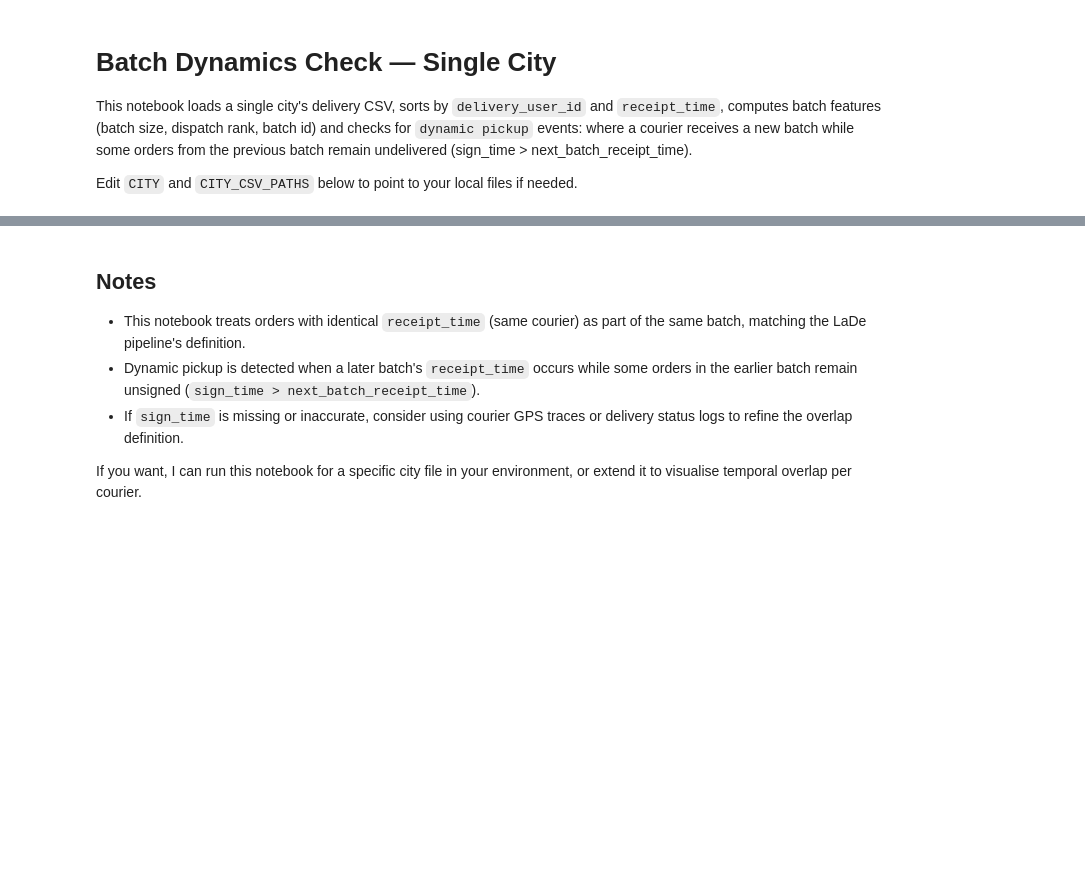
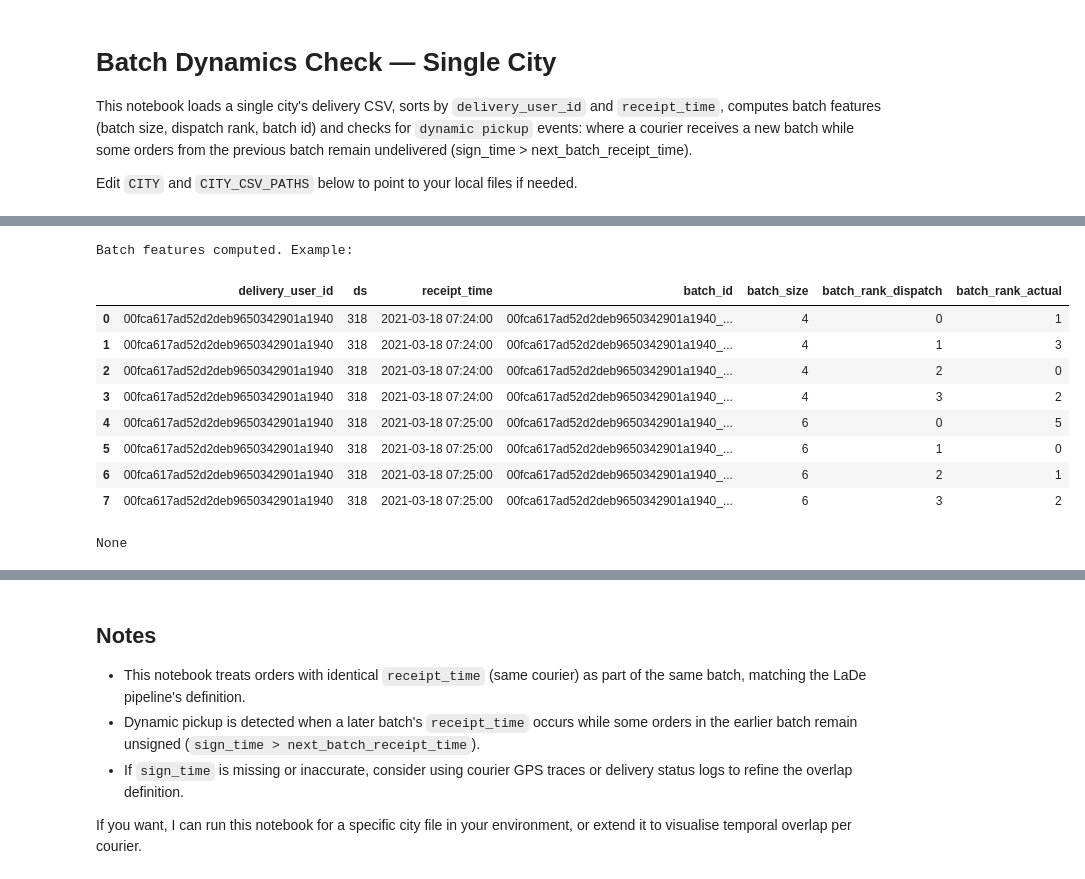
Before and after one commit to aymuos/endgame, a Jupyter notebook: check_batch_dynamic.ipynb, the cells around one changed output, grey strips where cells are left out. Drawn from its saved outputs; the diff is of its cells as text; code cells hidden in the pictures; blank space fills up the shorter version.

```diff
--- a/check_batch_dynamic.ipynb
+++ b/check_batch_dynamic.ipynb
@@ -70,27 +85,39 @@ df.head(3)
 # %%
 # Compute batch features: batch_size, batch_id, batch_rank_dispatch
 # Definition: orders sharing (delivery_user_id, ds, receipt_time) are a batch — include ds to separate days
 group_cols = ['delivery_user_id', 'ds', 'receipt_time']
 if 'order_id' in df.columns:
     df['batch_size'] = df.groupby(group_cols)['order_id'].transform('count')
 else:
     df['batch_size'] = df.groupby(group_cols).transform('size')
 # batch_id: courier__ds__epoch(receipt_time) — ds ensures uniqueness when receipt_time lacks a date
 df['batch_id'] = df['delivery_user_id'] + '__' + df['ds'].astype(str) + '__' + df['receipt_time'].astype('int64').floordiv(10**9).astype(str)
 # dispatch rank: deterministic order within the simultaneous push — use order_id if available else row order
 if 'order_id' in df.columns:
     df['batch_rank_dispatch'] = df.groupby(group_cols)['order_id'].cumcount()
 else:
     df['batch_rank_dispatch'] = df.groupby(group_cols).cumcount()
 
 # actual rank by sign_time (post-hoc), stored only for diagnostics if sign_time exists
 if 'sign_time' in df.columns:
     df['batch_rank_actual'] = df.groupby(group_cols)['sign_time'].rank(method='first').astype('Int64') - 1
 else:
     df['batch_rank_actual'] = pd.NA
 
-print('Batch features computed. Example:'
-display(df[['delivery_user_id','ds','receipt_time','batch_id','batch_size','batch_rank_dispatch','batch_rank_actual']].head(8))
+print('Batch features computed. Example:')
+print(display(df[['delivery_user_id','ds','receipt_time','batch_id','batch_size','batch_rank_dispatch','batch_rank_actual']].head(8)))
+# %% [output]
+Batch features computed. Example:
+|  | delivery_user_id | ds | receipt_time | batch_id | batch_size | batch_rank_dispatch | batch_rank_actual |
+| 0 | 00fca617ad52d2deb9650342901a1940 | 318 | 2021-03-18 07:24:00 | 00fca617ad52d2deb9650342901a1940_... | 4 | 0 | 1 |
+| 1 | 00fca617ad52d2deb9650342901a1940 | 318 | 2021-03-18 07:24:00 | 00fca617ad52d2deb9650342901a1940_... | 4 | 1 | 3 |
+| 2 | 00fca617ad52d2deb9650342901a1940 | 318 | 2021-03-18 07:24:00 | 00fca617ad52d2deb9650342901a1940_... | 4 | 2 | 0 |
+| 3 | 00fca617ad52d2deb9650342901a1940 | 318 | 2021-03-18 07:24:00 | 00fca617ad52d2deb9650342901a1940_... | 4 | 3 | 2 |
+| 4 | 00fca617ad52d2deb9650342901a1940 | 318 | 2021-03-18 07:25:00 | 00fca617ad52d2deb9650342901a1940_... | 6 | 0 | 5 |
+| 5 | 00fca617ad52d2deb9650342901a1940 | 318 | 2021-03-18 07:25:00 | 00fca617ad52d2deb9650342901a1940_... | 6 | 1 | 0 |
+| 6 | 00fca617ad52d2deb9650342901a1940 | 318 | 2021-03-18 07:25:00 | 00fca617ad52d2deb9650342901a1940_... | 6 | 2 | 1 |
+| 7 | 00fca617ad52d2deb9650342901a1940 | 318 | 2021-03-18 07:25:00 | 00fca617ad52d2deb9650342901a1940_... | 6 | 3 | 2 |
+None
 # %%
 # Check for dynamic pickup per day: for each courier, for each batch, did a next batch arrive while some
 # orders in the current batch were still undelivered? (i.e., sign_time > next_batch_receipt_time)
```
Also changed, not shown: parts of 5 cells of this notebook.
